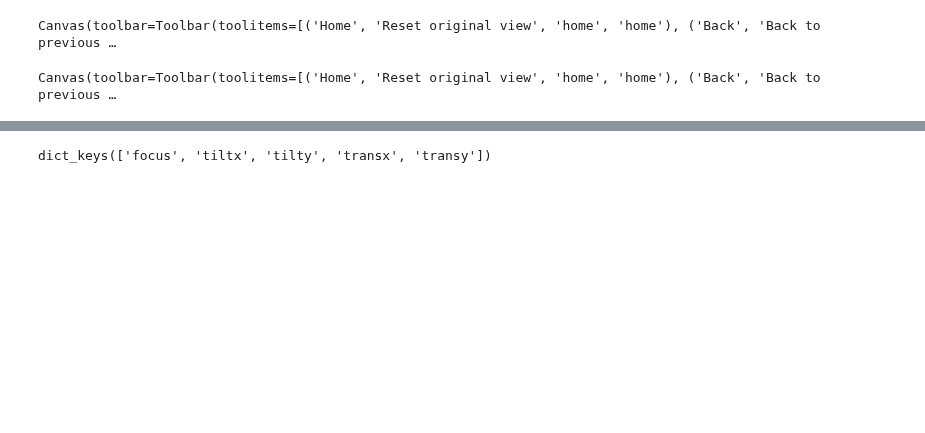
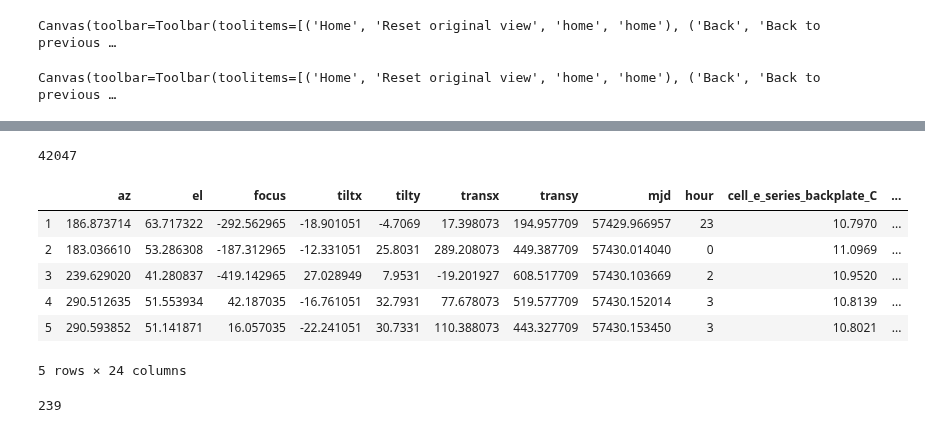
Before and after one commit to tepickering/HALcoll, a Jupyter notebook: notebooks/TF_training.ipynb, the cells around one changed output, grey strips where cells are left out. Cells and saved outputs as stored; diff of their text form; code cells hidden in the pictures; blank space fills up the shorter version.

Commit message:
explore more ways of modeling f/9 data

```diff
--- a/notebooks/TF_training.ipynb
+++ b/notebooks/TF_training.ipynb
@@ -43,8 +45,8 @@ print(tf.__version__)
 # %%
 # load data and make some subsets for each wfs for inspection later
 dfs = []
-for y in ["2018_2019"]:
-    dfs.append(pd.read_csv(f"../raw_data/{y}_wfs_loose.csv"))
+dfs.append(pd.read_csv(f"../raw_data/2017_wfs.csv"))
+dfs.append(pd.read_csv(f"../raw_data/2018_2019_wfs_loose.csv"))
 data = pd.concat(dfs)
 data['ut'] = pd.to_datetime(data.ut)
 data['az'][data['az'] < 0.] += 360.
@@ -92,7 +94,7 @@ labels = ['focus', 'tiltx', 'tilty', 'transx', 'transy']
 # we use: f/9 and no corrector, f/5 with no corrector (mmirs), and f/5 with spectroscopic corrector (f5/bino).
 datasets = {}
 wfs = trimmed.pop('wfs')
-datasets['f9'] = trimmed[wfs == 'newf9']
+datasets['f9'] = trimmed[(wfs == 'newf9') | (wfs == 'oldf9')]
 datasets['mmirs'] = trimmed[wfs == 'mmirs']
 datasets['f5'] = trimmed[(wfs == 'f5') | (wfs == 'binospec')]
 
@@ -111,7 +113,7 @@ for w in datasets:
         means[w][l] = datasets[w][l].mean()
         datasets[w][l] -= means[w][l]
 
-    train_datasets[w] = datasets[w].sample(frac=0.8, random_state=0)
+    train_datasets[w] = datasets[w].sample(frac=0.75, random_state=0)
     test_datasets[w] = datasets[w].drop(train_datasets[w].index)
     train_stats[w] = train_datasets[w].describe()
     train_stats[w] = train_stats[w].drop(columns=labels)
@@ -351,4 +345,18 @@ m.summary()
-# %%
-test_labels['f9'].keys()
-# %% [output]
-dict_keys(['focus', 'tiltx', 'tilty', 'transx', 'transy'])
+# %%
+len(trimmed)
+# %% [output]
+42047
+# %%
+datasets['f9'].head()
+# %% [output]
+|  | az | el | focus | tiltx | tilty | transx | transy | mjd | hour | cell_e_series_backplate_C | ... |
+| 1 | 186.873714 | 63.717322 | -292.562965 | -18.901051 | -4.7069 | 17.398073 | 194.957709 | 57429.966957 | 23 | 10.7970 | ... |
+| 2 | 183.036610 | 53.286308 | -187.312965 | -12.331051 | 25.8031 | 289.208073 | 449.387709 | 57430.014040 | 0 | 11.0969 | ... |
+| 3 | 239.629020 | 41.280837 | -419.142965 | 27.028949 | 7.9531 | -19.201927 | 608.517709 | 57430.103669 | 2 | 10.9520 | ... |
+| 4 | 290.512635 | 51.553934 | 42.187035 | -16.761051 | 32.7931 | 77.678073 | 519.577709 | 57430.152014 | 3 | 10.8139 | ... |
+| 5 | 290.593852 | 51.141871 | 16.057035 | -22.241051 | 30.7331 | 110.388073 | 443.327709 | 57430.153450 | 3 | 10.8021 | ... |
+5 rows × 24 columns
+# %%
+len(datasets['f9'])
+# %% [output]
+239
```
Also changed, not shown: parts of 16 cells of this notebook, 5 other files.
